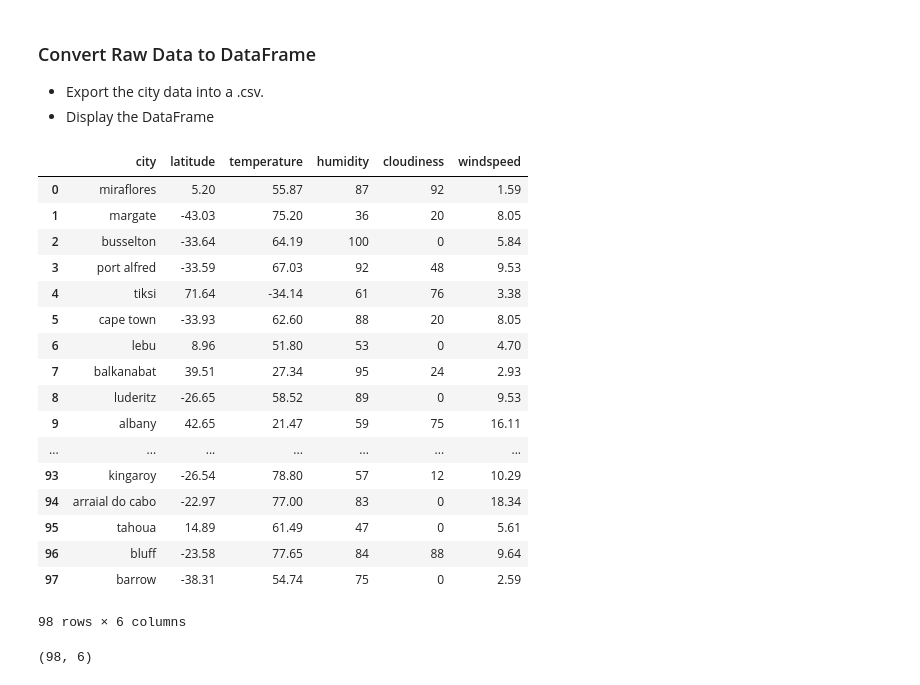
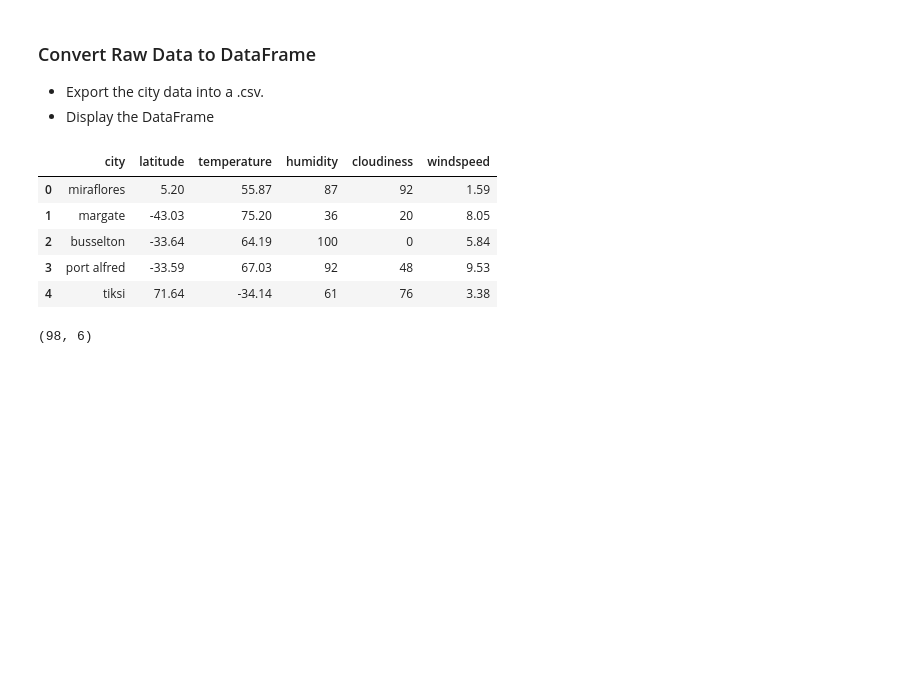
Before and after one commit to fubarroso/homework-6-FUBarroso, a Jupyter notebook: WeatherPy_FUBarroso.ipynb, the cells around one changed output. Saved outputs shown, nothing was run; the diff lists cells and outputs as text; code cells hidden in the pictures; blank space fills up the shorter version.

```diff
--- a/WeatherPy_FUBarroso.ipynb
+++ b/WeatherPy_FUBarroso.ipynb
@@ -112,34 +112,22 @@ Getting weather data for city of barrow
 # %%
 # create a data frame from cities, lat, and temp
 weather_dict = {
     "city": ciudades,
     "latitude": lat,
     "temperature": temp,
     "humidity": humid,
     "cloudiness": clouds,
     "windspeed": winds
 }
 weather_data = pd.DataFrame(weather_dict)
-weather_data
+weather_data.head()
 # %% [output]
 |  | city | latitude | temperature | humidity | cloudiness | windspeed |
 | 0 | miraflores | 5.20 | 55.87 | 87 | 92 | 1.59 |
 | 1 | margate | -43.03 | 75.20 | 36 | 20 | 8.05 |
 | 2 | busselton | -33.64 | 64.19 | 100 | 0 | 5.84 |
 | 3 | port alfred | -33.59 | 67.03 | 92 | 48 | 9.53 |
 | 4 | tiksi | 71.64 | -34.14 | 61 | 76 | 3.38 |
-| 5 | cape town | -33.93 | 62.60 | 88 | 20 | 8.05 |
-| 6 | lebu | 8.96 | 51.80 | 53 | 0 | 4.70 |
-| 7 | balkanabat | 39.51 | 27.34 | 95 | 24 | 2.93 |
-| 8 | luderitz | -26.65 | 58.52 | 89 | 0 | 9.53 |
-| 9 | albany | 42.65 | 21.47 | 59 | 75 | 16.11 |
-| ... | ... | ... | ... | ... | ... | ... |
-| 93 | kingaroy | -26.54 | 78.80 | 57 | 12 | 10.29 |
-| 94 | arraial do cabo | -22.97 | 77.00 | 83 | 0 | 18.34 |
-| 95 | tahoua | 14.89 | 61.49 | 47 | 0 | 5.61 |
-| 96 | bluff | -23.58 | 77.65 | 84 | 88 | 9.64 |
-| 97 | barrow | -38.31 | 54.74 | 75 | 0 | 2.59 |
-98 rows × 6 columns
 # %%
 weather_data.shape
 # %% [output]
```
